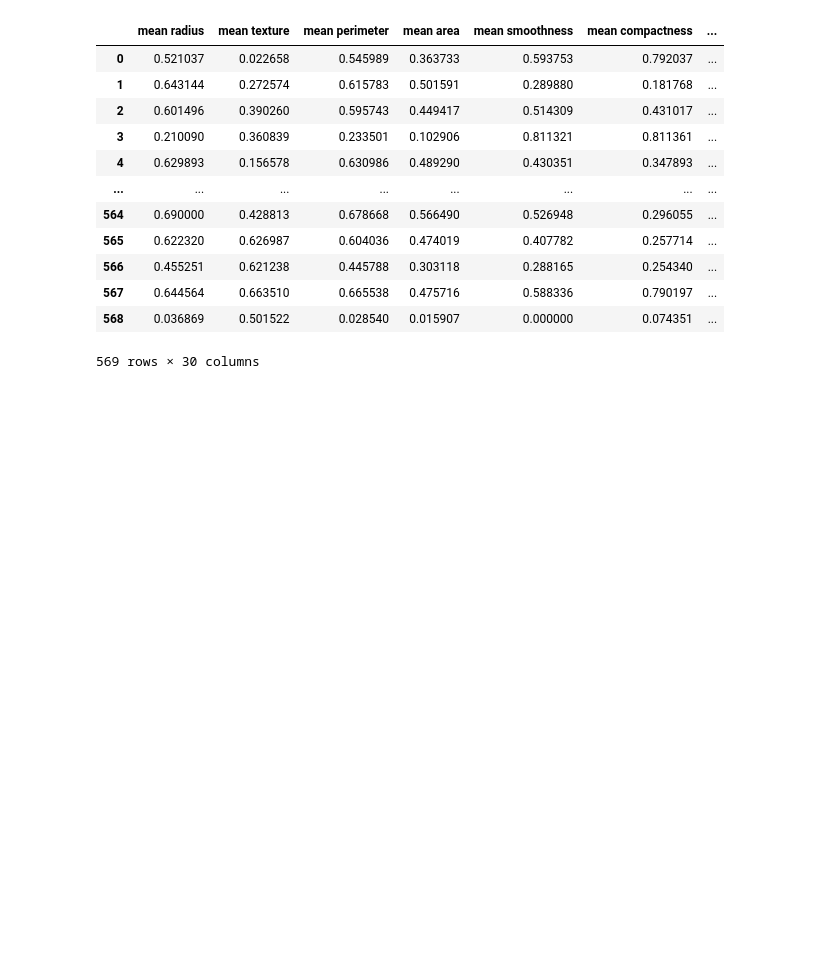
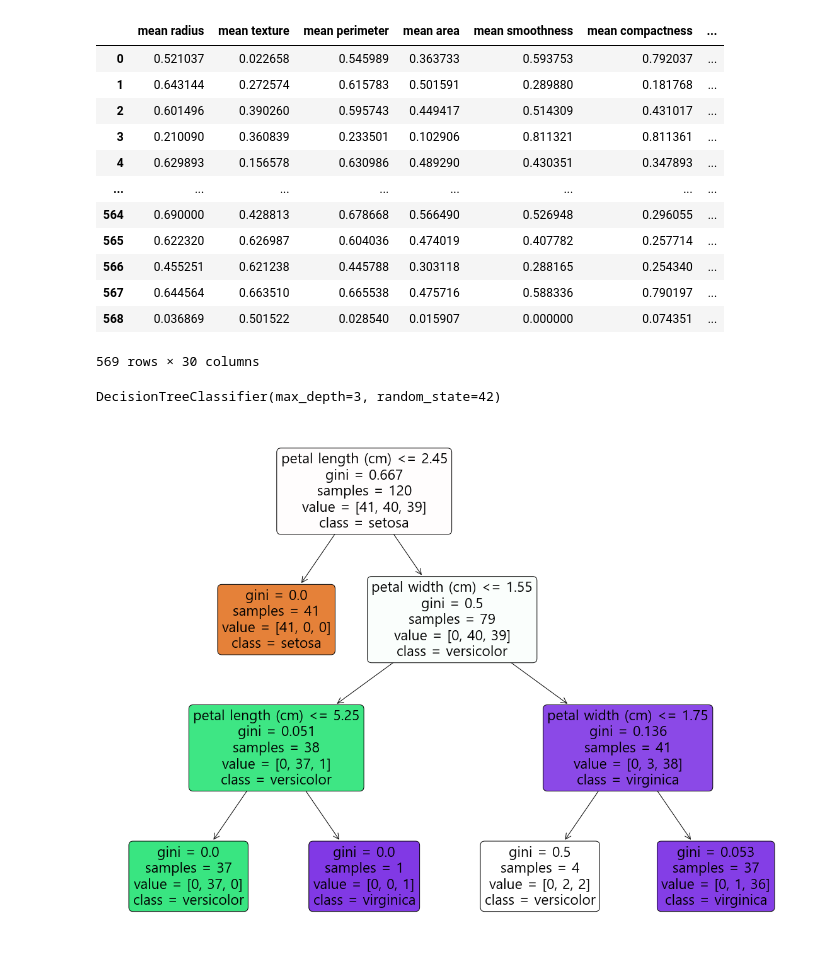
Before and after one commit to JUICE-JinHyeong/multicampus_JH, a Jupyter notebook: machining/2022_bunseok_machining_02.ipynb, the cells around one changed output. Drawn from its saved outputs; the diff is of its cells as text; code cells hidden in the pictures; blank space fills up the shorter version.

```diff
--- a/machining/2022_bunseok_machining_02.ipynb
+++ b/machining/2022_bunseok_machining_02.ipynb
@@ -688,3 +690,32 @@ pd.DataFrame(data = s_cancer ,
 | 567 | 0.644564 | 0.663510 | 0.665538 | 0.475716 | 0.588336 | 0.790197 | ... |
 | 568 | 0.036869 | 0.501522 | 0.028540 | 0.015907 | 0.000000 | 0.074351 | ... |
 569 rows × 30 columns
+# %%
+from sklearn.datasets import load_iris
+from sklearn.model_selection import train_test_split
+from sklearn.tree import DecisionTreeClassifier
+
+# 데이터 로드
+iris = load_iris()
+X_train, X_test, y_train, y_test = train_test_split(iris.data, iris.target, test_size=0.2, random_state=11)
+
+# 모델 학습
+model = DecisionTreeClassifier(random_state=42 , max_depth = 3)
+model.fit(X_train, y_train)
+# %% [output]
+DecisionTreeClassifier(max_depth=3, random_state=42)
+# %%
+# 결정트리 규칙을 시각화
+import matplotlib.pyplot as plt
+from sklearn import tree
+
+plt.figure( figsize=(20,15) )
+tree.plot_tree(model,
+               class_names=iris.target_names,
+               feature_names=iris.feature_names,
+               impurity=True, filled=True,
+               rounded=True)
+plt.show()
+plt.close()
+# %% [output]
+[figure, added]
```
Also changed, not shown: parts of 3 cells of this notebook.
